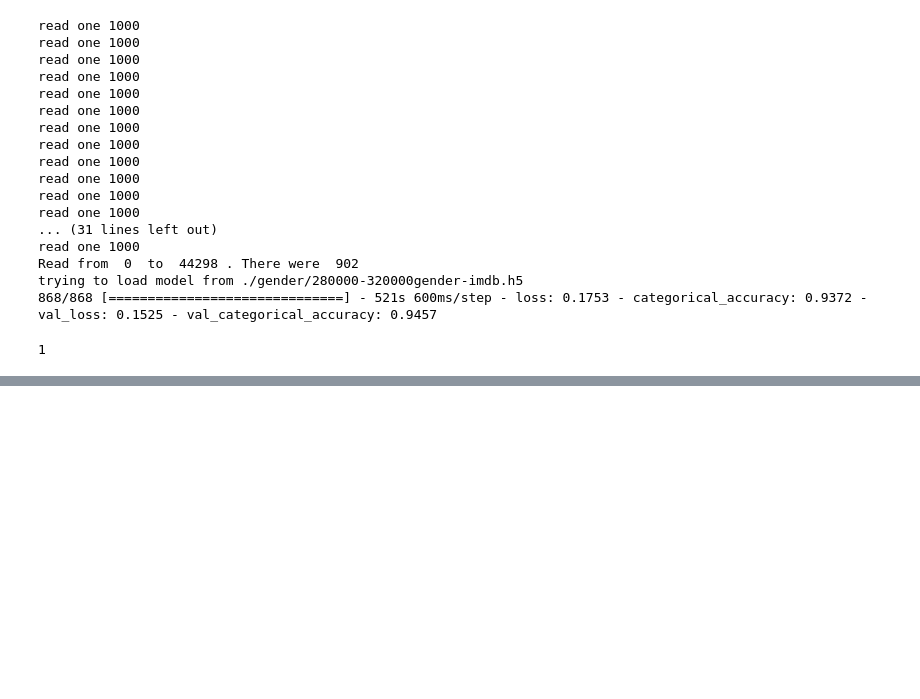
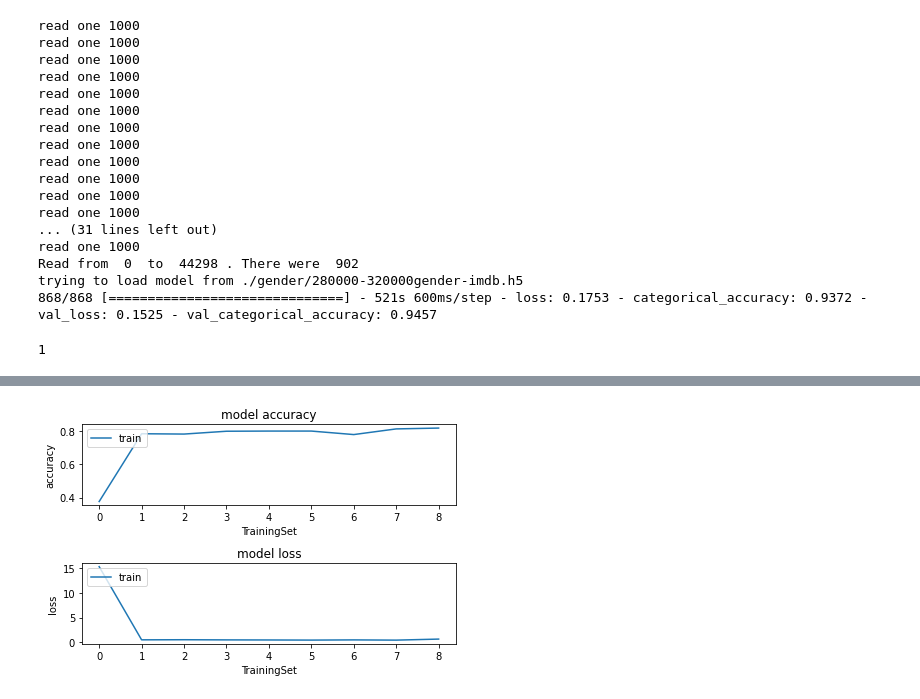
Before and after one commit to CSCI4850/s21-team9-project, a Jupyter notebook: TrainTheData.ipynb, the cells around one changed output, grey strips where cells are left out. Cells and saved outputs as stored; diff of their text form; code cells hidden in the pictures; blank space fills up the shorter version.

Commit message:
added accuracy and loss graphs

```diff
--- a/TrainTheData.ipynb
+++ b/TrainTheData.ipynb
@@ -422,0 +450,24 @@ A, B, C = read_images_gender_Age(320000, 398305, JSON_FILE, "../wiki/")
+# %%
+loss = [15.301619529724121, 0.5077489614486694, 0.5287086963653564, 0.49600136280059814, 0.4787052869796753, 0.45445501804351807, 0.49454060196876526, 0.4473538100719452, 0.6564984321594238]
+accuracy = [0.37700000405311584,  0.7839999794960022, 0.7820000052452087, 0.7990000247955322, 0.800000011920929,  0.800000011920929, 0.7789999842643738, 0.8130000233650208, 0.8180000185966492]
+plt.subplot(211)
+plt.plot(accuracy)
+#plt.plot(history.history['val_categorical_accuracy'])
+plt.title('model accuracy')
+plt.ylabel('accuracy')
+plt.xlabel('TrainingSet')
+plt.legend(['train', 'Test'], loc='upper left')
+
+# summarize history for loss
+
+plt.subplot(212)
+plt.plot(loss)
+#plt.plot(history.history['val_categorical_accuracy'])
+plt.title('model loss')
+plt.ylabel('loss')
+plt.xlabel('TrainingSet')
+plt.legend(['train', 'Test'], loc='upper left')
+plt.tight_layout()
+plt.show()
+# %% [output]
+[figure, added]
```
Also changed, not shown: parts of 8 cells of this notebook.
